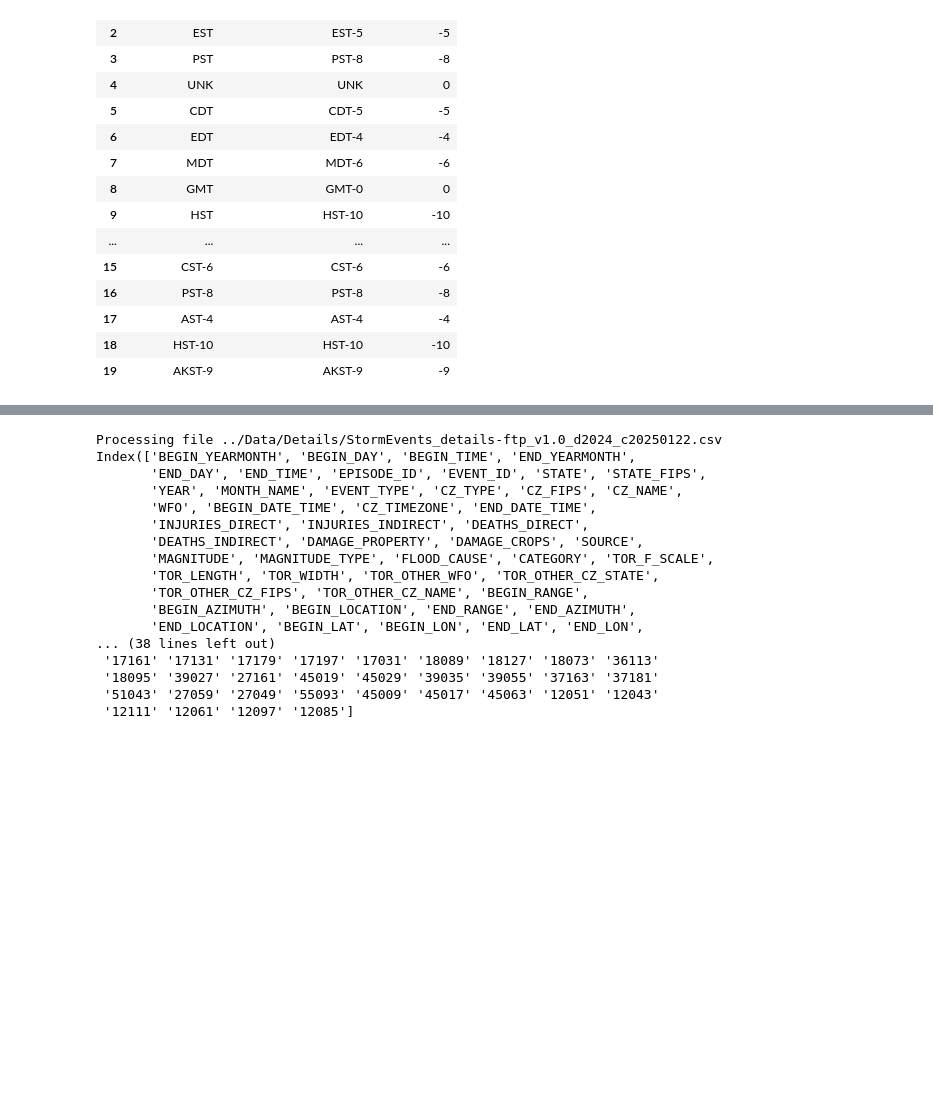
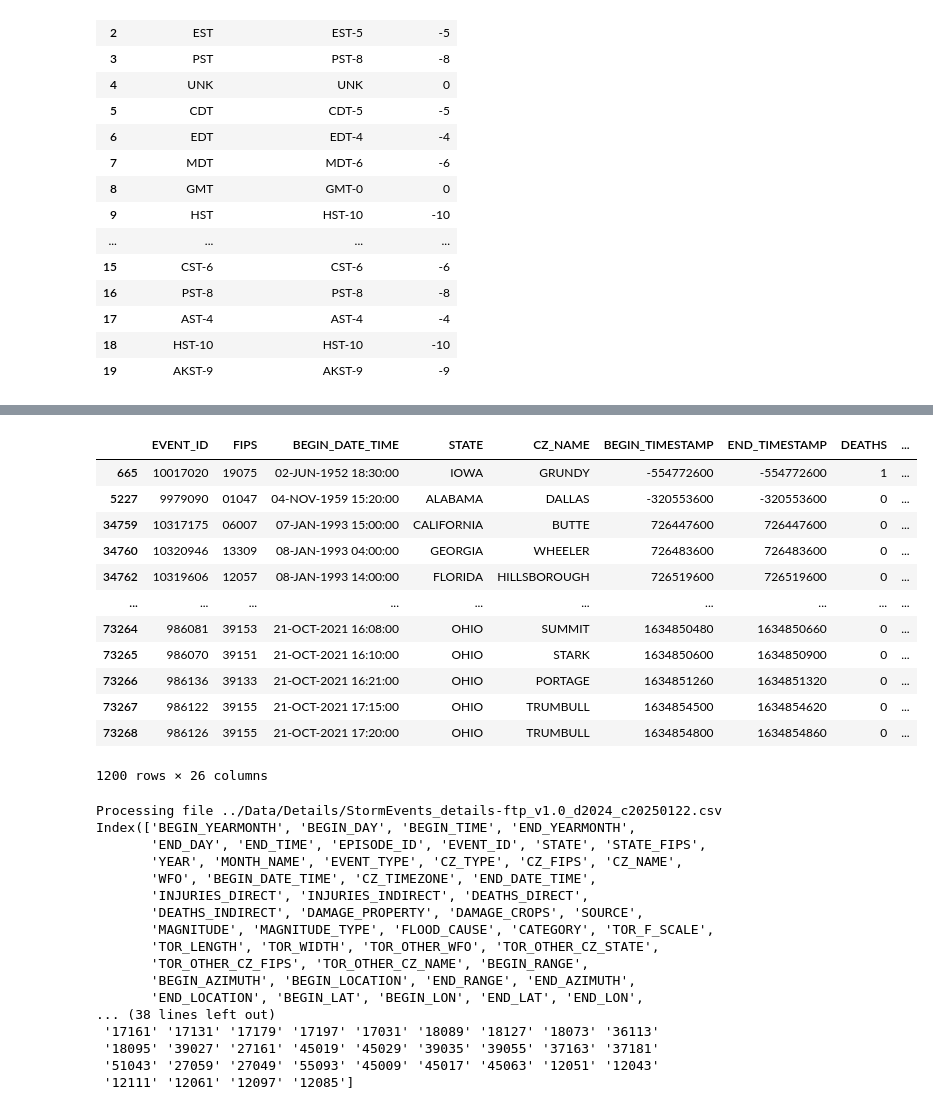
Before and after one commit to d-burke-data/Project_03, a Jupyter notebook: Work/David/Python/data_cleaning.ipynb, the cells around one changed output, grey strips where cells are left out. Cells and saved outputs as stored; diff of their text form; code cells hidden in the pictures; blank space fills up the shorter version.

```diff
--- a/Work/David/Python/data_cleaning.ipynb
+++ b/Work/David/Python/data_cleaning.ipynb
@@ -176,2 +189,20 @@ def process_file(file):
 
     return detail_data_clean_df
+# %%
+enabled = True
+write = False
+
+if enabled:
+    df_list = [process_file(file) for file in files]
+    details_full_df = pd.concat(df_list)
+    details_full_df = details_full_df.sort_values("BEGIN_TIMESTAMP")
+    details_full_df = details_full_df.reset_index()
+    details_full_df = details_full_df.drop(columns=["index"])
+    print("File processing complete")
+    print(details_full_df.columns)
+
+    if write:
+        details_full_df.to_csv(f"{output_path}/Tornadoes_1950_2024.csv", index=False)
+        details_full_df.to_json(f"{output_path}/Tornadoes_1950_2024.json")
+        print(f"File written to {output_path}/Tornadoes_1950_2024.csv")
+        print(f"File written to {output_path}/Tornadoes_1950_2024.json")
@@ -178,3 +228,19 @@ def process_file(file):
+# %%
+details_full_df[details_full_df['BEGIN_LAT'].isna()]
+# %% [output]
+|  | EVENT_ID | FIPS | BEGIN_DATE_TIME | STATE | CZ_NAME | BEGIN_TIMESTAMP | END_TIMESTAMP | DEATHS | ... |
+| 665 | 10017020 | 19075 | 02-JUN-1952 18:30:00 | IOWA | GRUNDY | -554772600 | -554772600 | 1 | ... |
+| 5227 | 9979090 | 01047 | 04-NOV-1959 15:20:00 | ALABAMA | DALLAS | -320553600 | -320553600 | 0 | ... |
+| 34759 | 10317175 | 06007 | 07-JAN-1993 15:00:00 | CALIFORNIA | BUTTE | 726447600 | 726447600 | 0 | ... |
+| 34760 | 10320946 | 13309 | 08-JAN-1993 04:00:00 | GEORGIA | WHEELER | 726483600 | 726483600 | 0 | ... |
+| 34762 | 10319606 | 12057 | 08-JAN-1993 14:00:00 | FLORIDA | HILLSBOROUGH | 726519600 | 726519600 | 0 | ... |
+| ... | ... | ... | ... | ... | ... | ... | ... | ... | ... |
+| 73264 | 986081 | 39153 | 21-OCT-2021 16:08:00 | OHIO | SUMMIT | 1634850480 | 1634850660 | 0 | ... |
+| 73265 | 986070 | 39151 | 21-OCT-2021 16:10:00 | OHIO | STARK | 1634850600 | 1634850900 | 0 | ... |
+| 73266 | 986136 | 39133 | 21-OCT-2021 16:21:00 | OHIO | PORTAGE | 1634851260 | 1634851320 | 0 | ... |
+| 73267 | 986122 | 39155 | 21-OCT-2021 17:15:00 | OHIO | TRUMBULL | 1634854500 | 1634854620 | 0 | ... |
+| 73268 | 986126 | 39155 | 21-OCT-2021 17:20:00 | OHIO | TRUMBULL | 1634854800 | 1634854860 | 0 | ... |
+1200 rows × 26 columns
 # %%
 def find_next_tornado_segment(df, current_index):
     #print("____________FIND NEXT SEGMENT____________")
```
Also changed, not shown: parts of 7 cells of this notebook, 5 other files.
